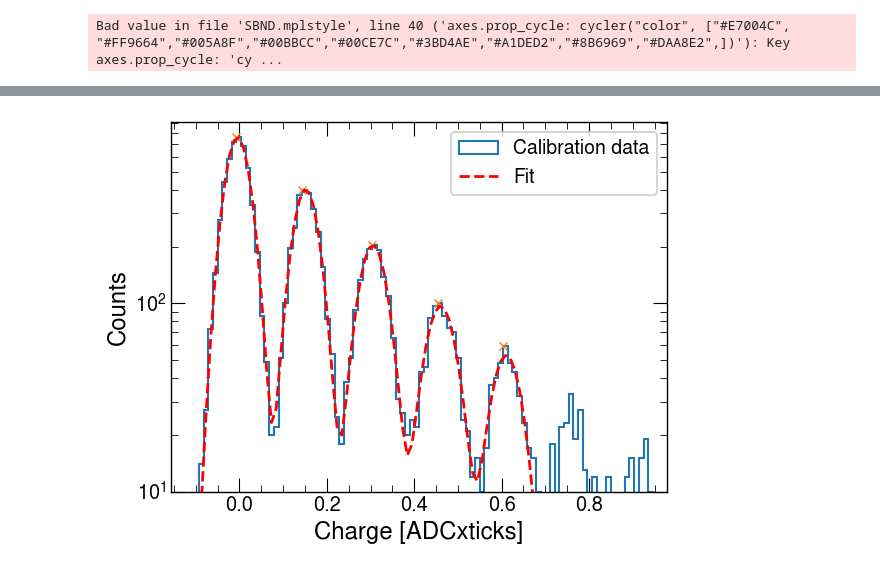
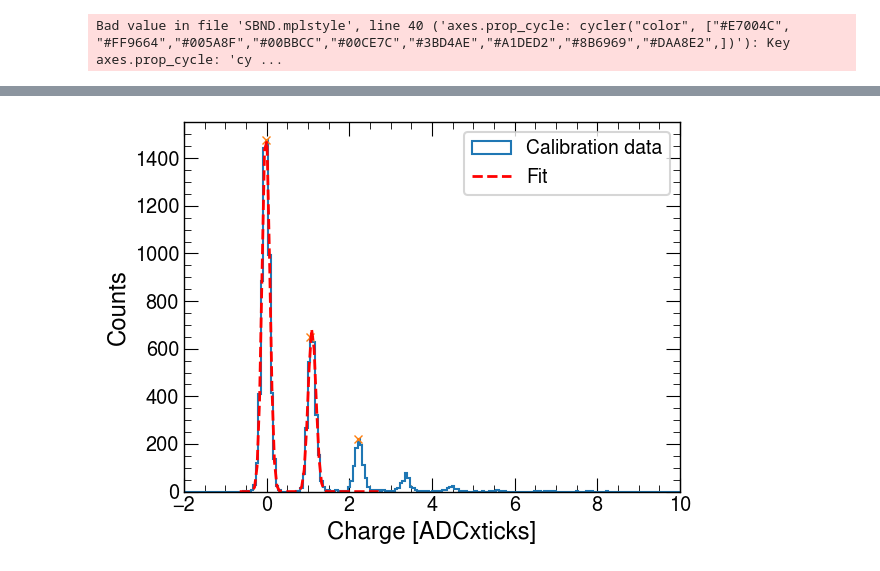
Before and after one commit to rodralva/DARK_CURRENT_FBK, a Jupyter notebook: test calib.ipynb, the cells around one changed output, grey strips where cells are left out. Drawn from its saved outputs; the diff is of its cells as text; code cells hidden in the pictures.

Commit message:
Changed polarity to +1, added current path, new SPE is about 20 mV

```diff
--- a/test calib.ipynb
+++ b/test calib.ipynb
@@ -12,6 +12,6 @@ Bad value in file 'SBND.mplstyle', line 40 ('axes.prop_cycle: cycler("color", ["
 import glob
 DEBUG =False
 
-# file_list = glob.glob('data/FBK_Preproduccion/337/SET1/DC/C2--OV7--00**').
-# file_list = glob.glob('/media/rodrigoa/Andresito/FBK_Preproduccion/337/SET1/DC/C2--OV7--00**')
-file_list = glob.glob('data/FBK_Preproduccion/225/SET2/SPE/C3--OV7--**')
+file_list = glob.glob('/media/rodrigoa/Andresito/FBK_Preproduccion/247/SET2/SPE/C2--OV45--**')
+
+file_list[:10]
@@ -30,7 +41,7 @@ def SPE_get_ADCs_file(file_path):
     return ADCs,period
 
 
-def SPE_get_ADCs_file_list(file_list,polarity=-1,PED_RANGE=250):
+def SPE_get_ADCs_file_list(file_list,polarity=1,PED_RANGE=250):
     ADCs_list=[]
     for file_path in file_list:
         ADCs,period=SPE_get_ADCs_file(file_path)
@@ -82,11 +95,10 @@ def fit_gaussians(x, y, *p0):
     # except:
     #     print("Fit failed.")
 # %%
-charge= np.sum(ADCs[:,250:1500],axis=1)
+charge= np.sum(ADCs[:,200:],axis=1)
 
 
 from scipy.signal import find_peaks
-from scipy.optimize import curve_fit
 # Find peaks in the charge histogram
 peaks, _ = find_peaks(charge, height=50)
 
@@ -94,53 +106,53 @@ peaks, _ = find_peaks(charge, height=50)
 
 # plt.semilogy()
 
-plt.xlim(-.5,2,1000)
+plt.xlim(-2,10)
 
 # plt.semilogy()
-Bins=450
-r=[-1,10]
+Bins=200
+r=[-2,10]
 
 
 
-counts,bins,_=plt.hist(charge ,bins=300,histtype='step',label="Calibration data");
+counts,bins,_=plt.hist(charge ,bins=Bins,range=r,histtype='step',label="Calibration data");
 
 #find peaks
-peaks=find_peaks(counts,height=40,width=4)
+peaks=find_peaks(counts,height=100,width=3)
 plt.plot(bins[peaks[0]], counts[peaks[0]], "x")
 
 #right limit:(supossing same space between peaks, prevents adding more gaussians that the ones considered to be fitted)
 r_lim=peaks[0][-1]+ int (((peaks[0][-1]-peaks[0][-2]))/2)
 
-l_lim=peaks[0][0]- int (((peaks[0][1]-peaks[0][0]))/2)-10
+l_lim=peaks[0][0]- int (((peaks[0][1]-peaks[0][0]))/2)-2
 
 half=(bins[peaks[0]][1]-bins[peaks[0]][0])/2
 
 params=np.zeros(len(peaks[0])*3)
 params[0::3]=peaks[1]["peak_heights"]
 params[1::3]=bins[peaks[0]]
 params[2::3]=half
 
 vars,fit_y,qs=fit_gaussians(bins[:-1][l_lim:r_lim],counts[l_lim:r_lim],params)
 
 plt.plot(bins[:-1][l_lim:r_lim] +(bins[1]-bins[0])/2  ,fit_y,'--',color="red",label="Fit")
 plt.legend()
 plt.xlabel("Charge [ADCxticks]")
 plt.ylabel("Counts")
-plt.xlim( bins[peaks[0]][0]-2*half,bins[peaks[0]][-1]+5*half)
+# plt.xlim( bins[peaks[0]][0]-2*half,bins[peaks[0]][-1]+5*half)
 
 x = bins[:-1][l_lim:r_lim] + (bins[1] - bins[0]) / 2
 
 # for i in range(0, len(vars), 3):
 #     height = vars[i]
 #     center = vars[i + 1]
 #     width = vars[i + 2]
 #     gaussian = gauss(x, height, center, width)
 #     plt.plot(x, gaussian, color="tab:green")
 
-plt.ylim(10,counts[peaks[0]][0]*1.2)
+# plt.ylim(10,counts[peaks[0]][0]*1.2)
 
-plt.semilogy()
+# plt.semilogy()
 plt.legend(frameon=True,fontsize=14)
 plt.show()
 # %% [output]
-[figure, old version]
+[figure, new version]
```
Also changed, not shown: parts of 2 cells of this notebook, 1 other file.
